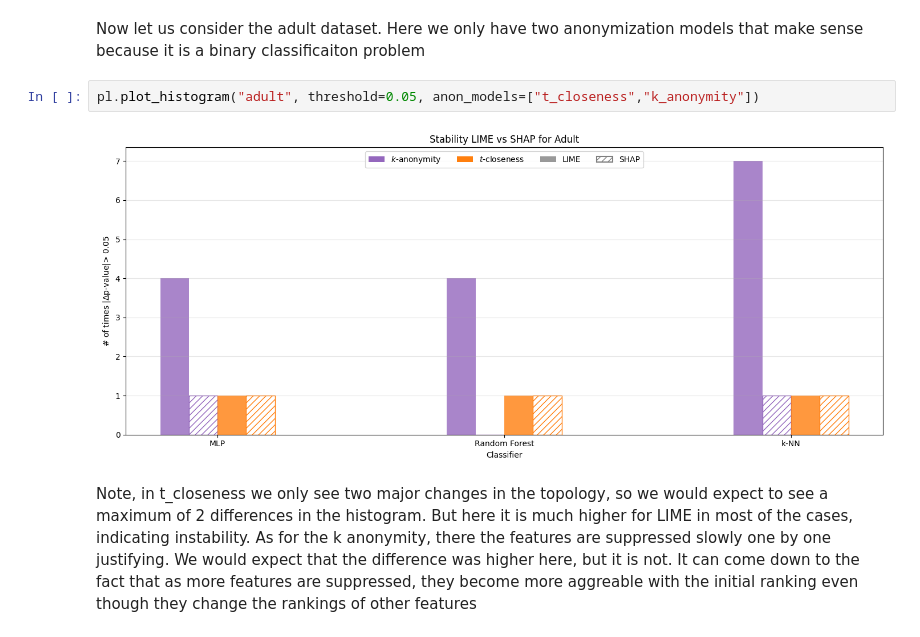
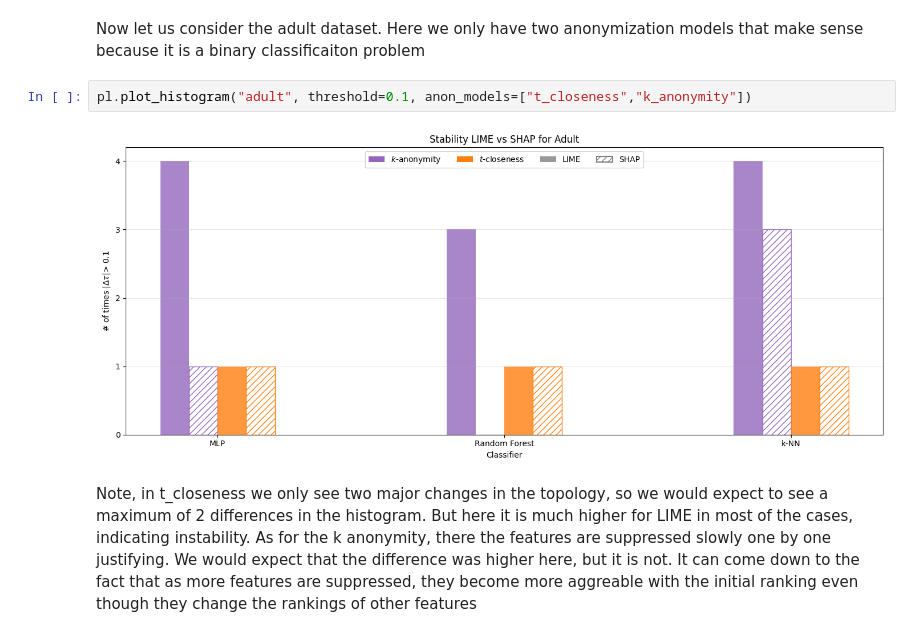
Before and after one commit to Zak9O/Masking-Effects-on-XAI-Techniques, a Jupyter notebook: notebooks/Stability.ipynb, the cells around one changed output. Cells and saved outputs as stored; diff of their text form.

```diff
--- a/notebooks/1Stability.ipynb
+++ b/notebooks/Stability.ipynb
@@ -53,9 +53,9 @@ As expected, the MLP model is much more unstable. The usa house has between 4000
 # %% [markdown]
 Now let us consider the adult dataset. Here we only have two anonymization models that make sense because it is a binary classificaiton problem
 # %%
-pl.plot_histogram("adult", threshold=0.05, anon_models=["t_closeness","k_anonymity"])
+pl.plot_histogram("adult", threshold=0.1, anon_models=["t_closeness","k_anonymity"])
 # %% [output]
-[figure, old version]
+[figure, new version]
 # %% [markdown]
 Note, in t_closeness we only see two major changes in the topology, so we would expect to see a maximum of 2 differences in the histogram. But here it is much higher for LIME in most of the cases, indicating instability. As for the k anonymity, there the features are suppressed slowly one by one justifying. We would expect that the difference was higher here, but it is not. It can come down to the fact that as more features are suppressed, they become more aggreable with the initial ranking even though they change the rankings of other features
 # %%
```
Also changed, not shown: parts of 3 cells of this notebook, 14 other files.
